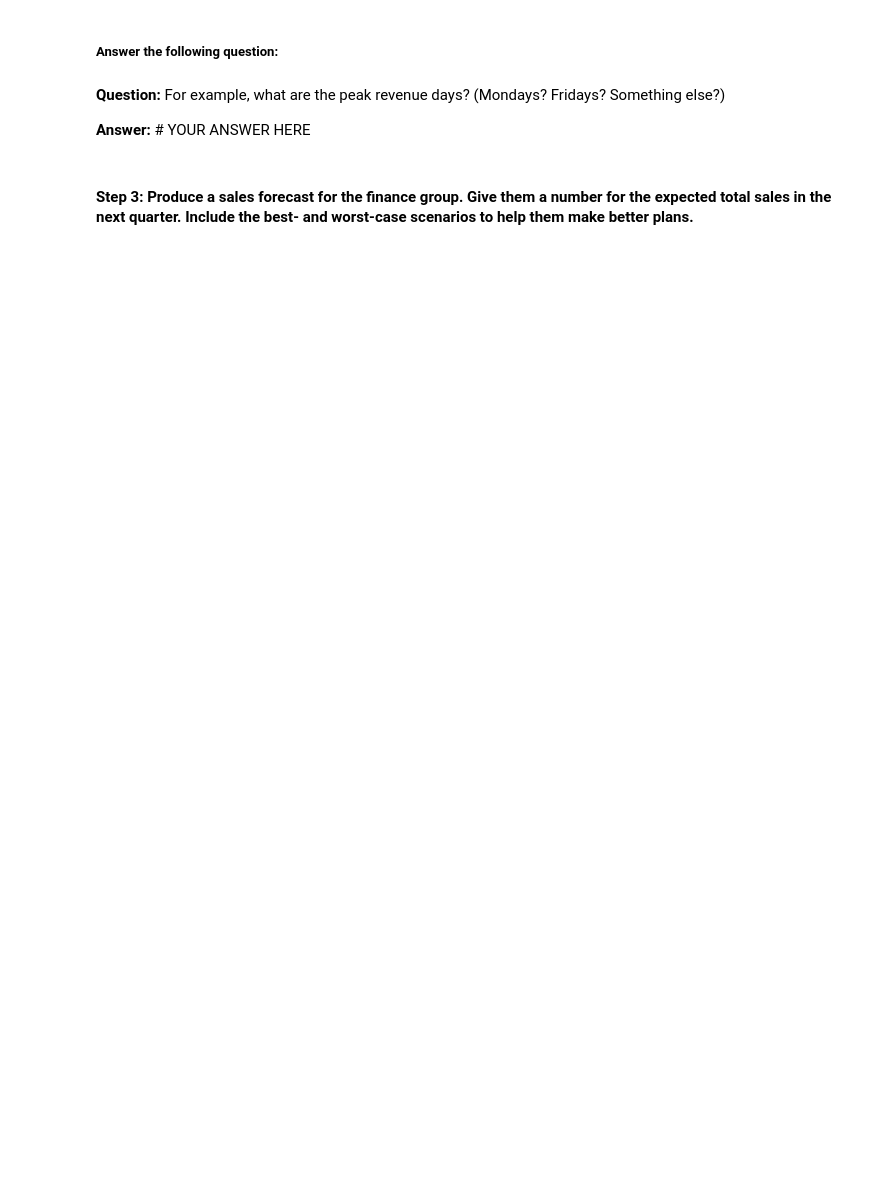
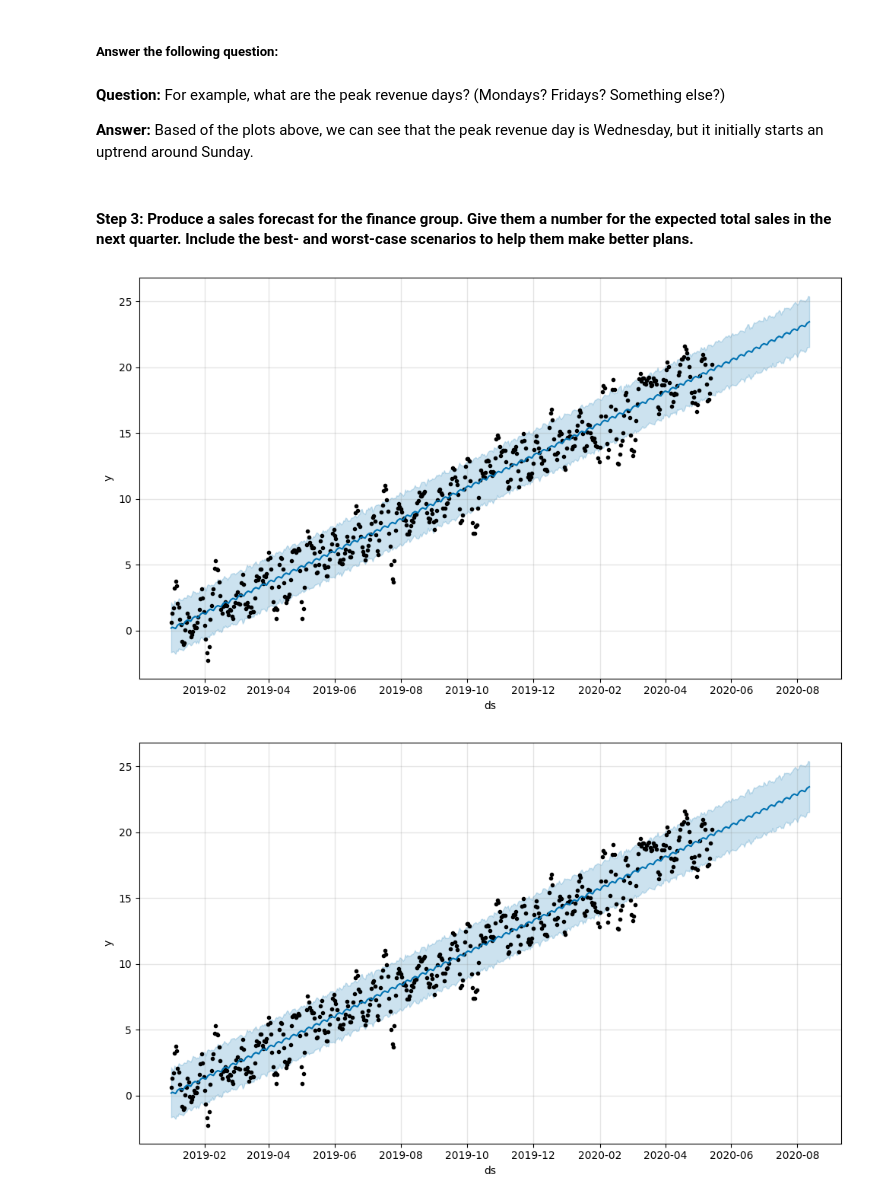
Before and after one commit to danlity0244/Forecasting-_Net_Prophet, a Jupyter notebook: forecasting_net_prophet.ipynb, the cells around one changed output. Saved outputs shown, nothing was run; the diff lists cells and outputs as text; code cells hidden in the pictures; blank space fills up the shorter version.

```diff
--- a/forecasting_net_prophet.ipynb
+++ b/forecasting_net_prophet.ipynb
@@ -584,11 +842,14 @@ mercado_sales_prophet_forecast = # YOUR CODE HERE
 # %% [markdown]
 **Question:** For example, what are the peak revenue days? (Mondays? Fridays? Something else?)
 
-**Answer:** # YOUR ANSWER HERE
+**Answer:** Based of the plots above, we can see that the peak revenue day is Wednesday, but it initially starts an uptrend around Sunday.
 # %% [markdown]
 #### Step 3: Produce a sales forecast for the finance group. Give them a number for the expected total sales in the next quarter. Include the best- and worst-case scenarios to help them make better plans.
 # %%
 # Plot the predictions for the Mercado sales
-# YOUR CODE HERE
+mercado_sales_prophet_model.plot(mercado_sales_prophet_forecast)
+# %% [output]
+[figure, added]
+[figure, added]
 # %%
 # For the mercado_sales_prophet_forecast DataFrame, set the ds column as the DataFrame Index
```
Also changed, not shown: parts of 58 cells of this notebook.
